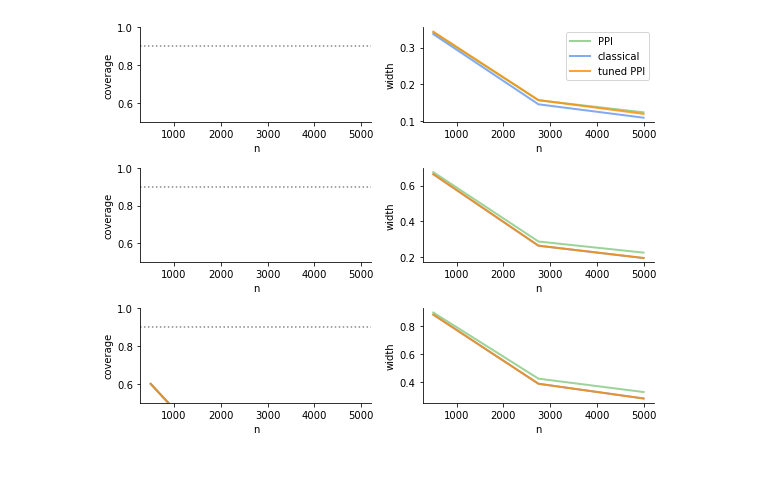
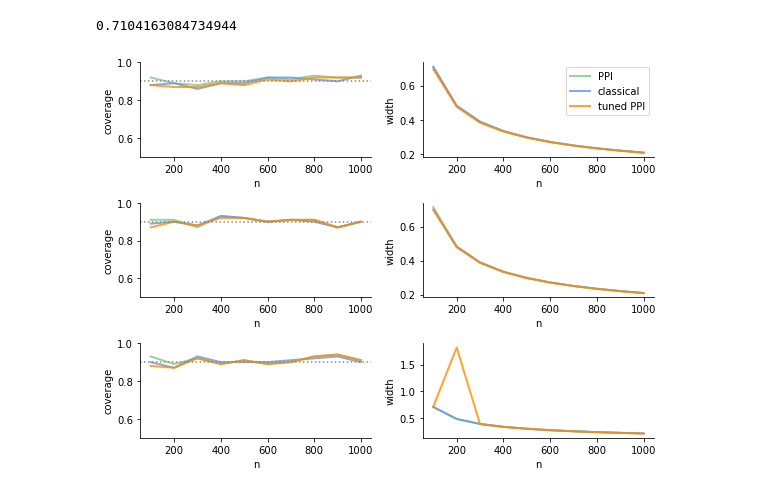
Before and after one commit to aangelopoulos/ppi_py, a Jupyter notebook: examples/eff-ppi/lambda-logistic.ipynb, the cells around one changed output. Cells and saved outputs as stored; diff of their text form; code cells hidden in the pictures.

```diff
--- a/examples/eff-ppi/lambda-logistic.ipynb
+++ b/examples/eff-ppi/lambda-logistic.ipynb
@@ -19,15 +23,14 @@ from tqdm import tqdm
 # %%
 alpha = 0.1
-ns = np.linspace(500, 5000, 3).astype(
+ns = np.linspace(100, 1000, 4).astype(
     int
 )  # Test for different numbers of labeled examples
-sigmas = [0.1, 1, 10]
-N = 10000
+N = 100000
 num_trials = 5
 d=2
-epsilon = 1
 coord = 0
+sigmas = [0, 1e-6, 1e-3]
 
-theta_star = np.random.randn(d)
+theta_star = np.zeros(d)
 print(theta_star)
 # %% [output]
@@ -39,13 +42,13 @@ for s in range(len(sigmas)):
     sigma = sigmas[s]
     for j in tqdm(range(num_trials)):
         X = np.random.multivariate_normal(np.zeros(d), np.eye(d), ns.max())
-        s = X@theta_star + epsilon * np.random.normal(0,  1, ns.max())
-        Y = expit(s) >= 0.5
-        Yhat = expit(s + sigma*np.random.normal(-2, 1, ns.max()) )
+        s = X@theta_star
+        Y = bernoulli.rvs(expit(s))
+        Yhat = expit(s + sigma*np.random.randn(ns.max()) )
         X_unlabeled = np.random.multivariate_normal(np.zeros(d), np.eye(d), N)
-        s_unlabeled = X_unlabeled@theta_star + epsilon * np.random.normal(0, 1, N)
-        Y_unlabeled = expit(s_unlabeled) >= 0.5
-        Yhat_unlabeled = expit(s_unlabeled + sigma*np.random.normal(-2, 1, N))
+        s_unlabeled = X_unlabeled@theta_star
+        Y_unlabeled = bernoulli.rvs(expit(s_unlabeled))
+        Yhat_unlabeled = expit(s_unlabeled + sigma*np.random.randn(N))
         for i in range(ns.shape[0]):
             n = ns[i]
             _X = X[:n]
@@ -53,10 +56,10 @@ for s in range(len(sigmas)):
             _Yhat = Yhat[:n]
 
             # PPI interval
+            ppi_ci_tuned = eff_ppi_logistic_ci_tuned(_X, _Y, _Yhat, X_unlabeled, Yhat_unlabeled, alpha=alpha, coord=coord, grad_tol=1e-2)
             ppi_ci = eff_ppi_logistic_ci_tuned(_X, _Y, _Yhat, X_unlabeled, Yhat_unlabeled, alpha=alpha, lhat=1, grad_tol=1e-2)
             classical_ci = eff_ppi_logistic_ci_tuned(_X, _Y, _Yhat, X_unlabeled, Yhat_unlabeled, alpha=alpha, lhat=0, grad_tol=1e-2)
-            ppi_ci_tuned = eff_ppi_logistic_ci_tuned(_X, _Y, _Yhat, X_unlabeled, Yhat_unlabeled, alpha=alpha, grad_tol=1e-2)
-            print(n, sigma, ppi_ci_tuned)
+
             # Append results
             results += [
                 pd.DataFrame(
@@ -127,26 +116,32 @@ df["width"] = df["upper"] - df["lower"]
+# %%
+df[(df.method == "PPI") & (df.n == df.n.unique()[0]) * (df.sigma == sigmas[0])].width.mean()
+# %% [output]
+0.7104163084734944
 # %%
 palette = {'tuned PPI' : 'darkorange',
            'PPI' : '#83C980',
-           'classical' : 'cornflowerblue'}
+           'classical' : 'cornflowerblue',
+          }
+df_plot = df[np.isin(df.method, list(palette.keys()))]
 linewidth=2
 n_unique_sigmas = df.sigma.nunique()
 
 fig, axs = plt.subplots(nrows=n_unique_sigmas, ncols=2, figsize=(8,2*n_unique_sigmas))
 for s in range(n_unique_sigmas):
     cvg_ax = axs[s, 0]
     sz_ax = axs[s, 1]
     legend = False if s > 0 else True
-    sns.lineplot(ax=cvg_ax, data=df[df.sigma == sigmas[s]], x="n", y="included", linewidth=linewidth, errorbar=None, hue="method", legend=False, palette=palette, alpha=0.8)
-    sns.lineplot(ax=sz_ax, data=df[df.sigma == sigmas[s]], x="n", y="width", linewidth=linewidth, errorbar=None, hue="method", legend=legend, palette=palette, alpha=0.8)
+    sns.lineplot(ax=cvg_ax, data=df_plot[df_plot.sigma == sigmas[s]], x="n", y="included", linewidth=linewidth, errorbar=None, hue="method", legend=False, palette=palette, alpha=0.8)
+    sns.lineplot(ax=sz_ax, data=df_plot[df_plot.sigma == sigmas[s]], x="n", y="width", linewidth=linewidth, errorbar=None, hue="method", legend=legend, palette=palette, alpha=0.8)
     cvg_ax.set_ylabel("coverage")
     cvg_ax.set_ylim([0.5,1])
     cvg_ax.axhline(y=1-alpha, color="#888888", linestyle='dotted')
     if legend:
         sz_ax.legend_.set_title(None)
 
 sns.despine(top=True, right=True)
 plt.tight_layout()
 os.makedirs('./plots',exist_ok=True)
 plt.savefig('./plots/tuned-PPI-logistic.pdf')
 # %% [output]
-[figure, old version]
+[figure, new version]
```
Also changed, not shown: parts of 3 cells of this notebook, 4 other files.
